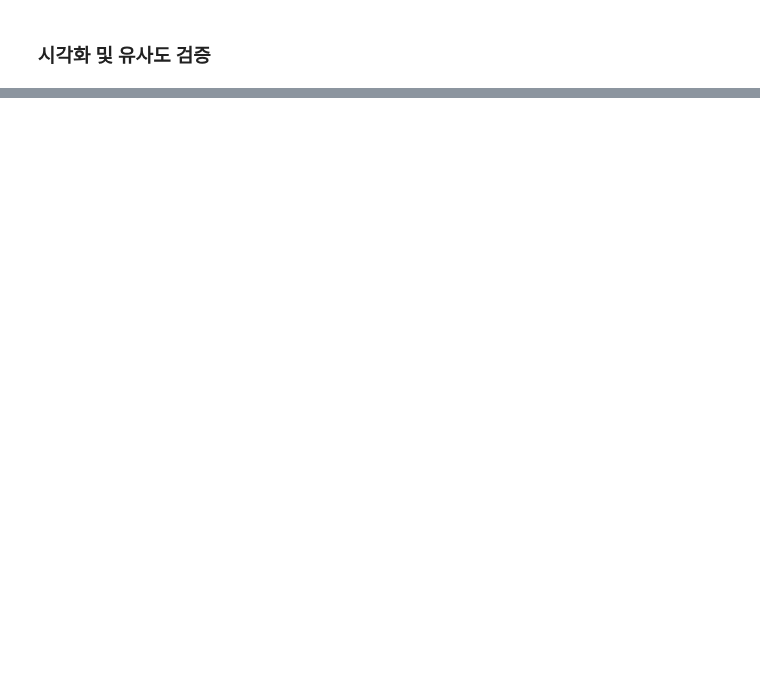
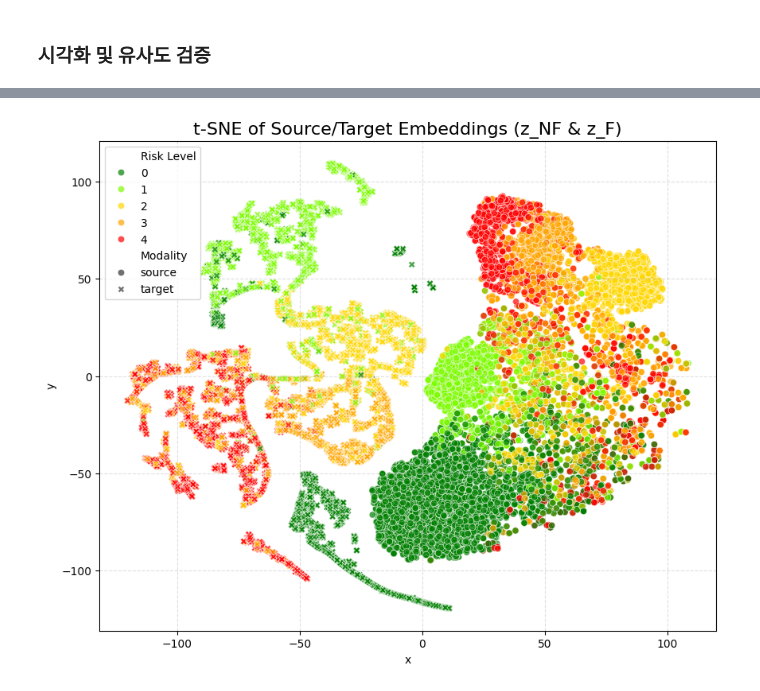
Before and after one commit to LeeJungYeonn/life-to-fin-recsys, a Jupyter notebook: code/train_contrastive.ipynb, the cells around one changed output, grey strips where cells are left out. Cells and saved outputs as stored; diff of their text form; code cells hidden in the pictures; blank space fills up the shorter version.

```diff
--- a/code/train_contrastive.ipynb
+++ b/code/train_contrastive.ipynb
@@ -19,21 +61,8 @@ print("데이터 로드 완료:", x_cat_tensor.shape, ",", x_ratio_tensor.shape,
 # %%
-# Define PyTorch DataLoader
-class UserDataset(Dataset):
-    def __init__(self, x_cat_tensor, x_ratio_tensor, labels_tensor):
-        self.x_cat = x_cat_tensor
-        self.x_ratio = x_ratio_tensor
-        self.labels = labels_tensor
-
-    def __len__(self):
-        return len(self.x_cat)
-
-    def __getitem__(self, idx):
-        # 비금융 데이터, 금융 데이터, 5단계 라벨을 함께 반환
-        return self.x_cat[idx], self.x_ratio[idx], self.labels[idx]
-
 # Create Dataset and DataLoader with the preprocessed tensors
 dataset = UserDataset(x_cat_tensor, x_ratio_tensor, labels_tensor)
-dataloader = DataLoader(dataset, batch_size=512, shuffle=True) # Batch size is adjustable
+train_dataloader_generator = make_torch_generator(SEED)
+dataloader = DataLoader(dataset, batch_size=512, shuffle=True, generator=train_dataloader_generator) # Batch size is adjustable
 # %%
 device = torch.device('cuda' if torch.cuda.is_available() else 'cpu')
 
@@ -190,0 +251,3 @@ Best Parameters: {'batch_size': 256, 'learning_rate': 0.001, 'temperature': 0.1,
+# %%
+dataset = UserDataset(x_cat_tensor, x_ratio_tensor, labels_tensor)
+dataloader = DataLoader(dataset, batch_size=512, shuffle=False)
@@ -328,0 +352,38 @@ plt.show()
+# %%
+# t-SNE 시각화
+
+from sklearn.manifold import TSNE
+import matplotlib.pyplot as plt
+import seaborn as sns
+import pandas as pd
+import numpy as np
+
+emb = torch.cat([all_z_NF, all_z_F], dim=0).numpy()
+modality = ['source'] * len(all_z_NF) + ['target'] * len(all_z_F)
+risk = np.concatenate([all_labels.numpy(), all_labels.numpy()])
+
+tsne = TSNE(n_components=2, random_state=42, perplexity=30)
+emb_2d = tsne.fit_transform(emb)
+
+df = pd.DataFrame({
+    'x': emb_2d[:, 0],
+    'y': emb_2d[:, 1],
+    'Risk Level': risk,
+    'Modality': modality,
+})
+
+risk_palette = {
+    0: '#008000',
+    1: '#7CFC00',
+    2: '#FFD700',
+    3: '#FFA500',
+    4: '#FF0000',
+}
+
+plt.figure(figsize=(10, 8))
+sns.scatterplot(data=df, x='x', y='y', hue='Risk Level', style='Modality', hue_order=[0, 1, 2, 3, 4], palette=risk_palette, alpha=0.7)
+plt.title("t-SNE of Source/Target Embeddings (z_NF & z_F)", fontsize=16)
+plt.grid(True, linestyle='--', alpha=0.4)
+plt.show()
+# %% [output]
+[figure, added]
```
Also changed, not shown: parts of 13 cells of this notebook.
